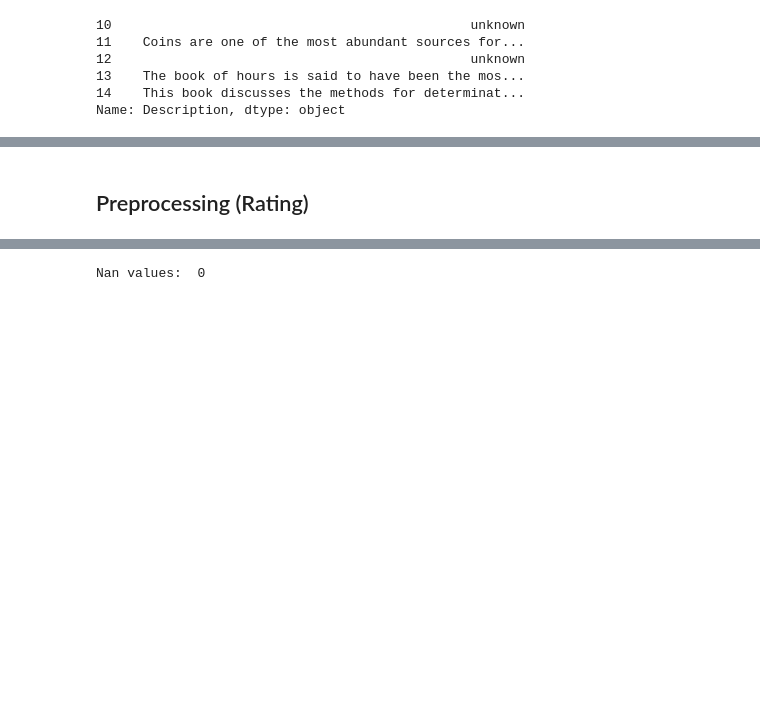
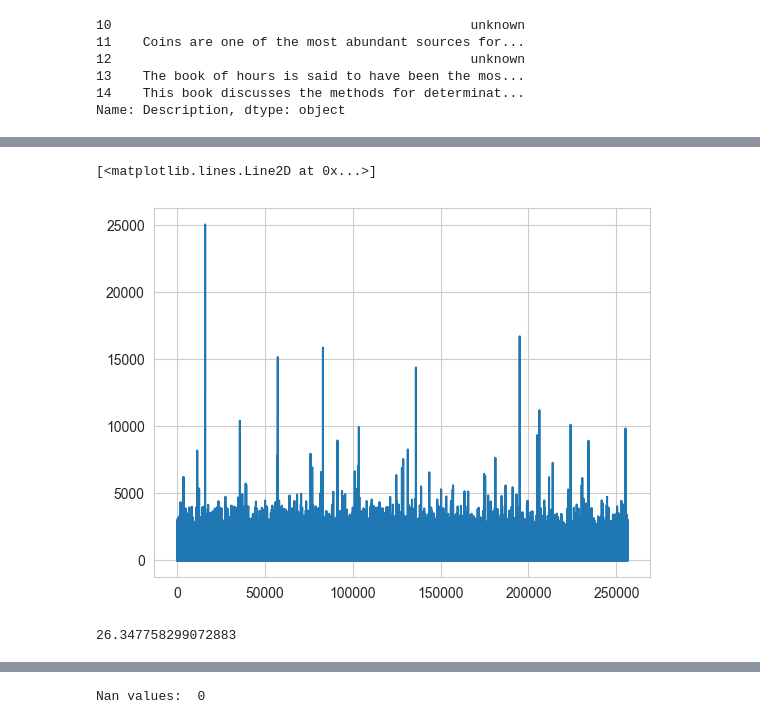
Before and after one commit to Fatemenamdar20/Book_recommendation_sy, a Jupyter notebook: book.ipynb, the cells around one changed output, grey strips where cells are left out. Drawn from its saved outputs; the diff is of its cells as text; code cells hidden in the pictures; blank space fills up the shorter version.

Commit message:
preprocessing

```diff
--- a/book.ipynb
+++ b/book.ipynb
@@ -436,3 +438,14 @@ df.head()
 | 2 | 3000008 | The Golem | 60029 | 0374427461 | 3.77 | 1996 | 3343 | 83 | a clay giant miraculously brought... | ... |
 | 3 | 3000009 | Ujamaa Villages in Tanzania: Anal... | 101736 | 0853455120 | 0.00 | 1981 | 6314 | 201 | unknown | ... |
 | 4 | 3000011 | Introducing Special Educational N... | 114754 | 1853467332 | 3.33 | 2001 | 2525 | 162 | pressure of time means that the c... | ... |
+# %%
+plt.plot(df["Description"].str.len())
+# %% [output]
+[<matplotlib.lines.Line2D at 0x...>]
+[figure, added]
+# %%
+no = (df["Description"] == "unknown").sum()
+per = no / df.shape[0] * 100
+print(per)
+# %% [output]
+26.347758299072883
@@ -442,2 +457,0 @@ df.head()
-# %% [markdown]
-## Preprocessing (Rating)
```
Also changed, not shown: parts of 9 cells of this notebook.
